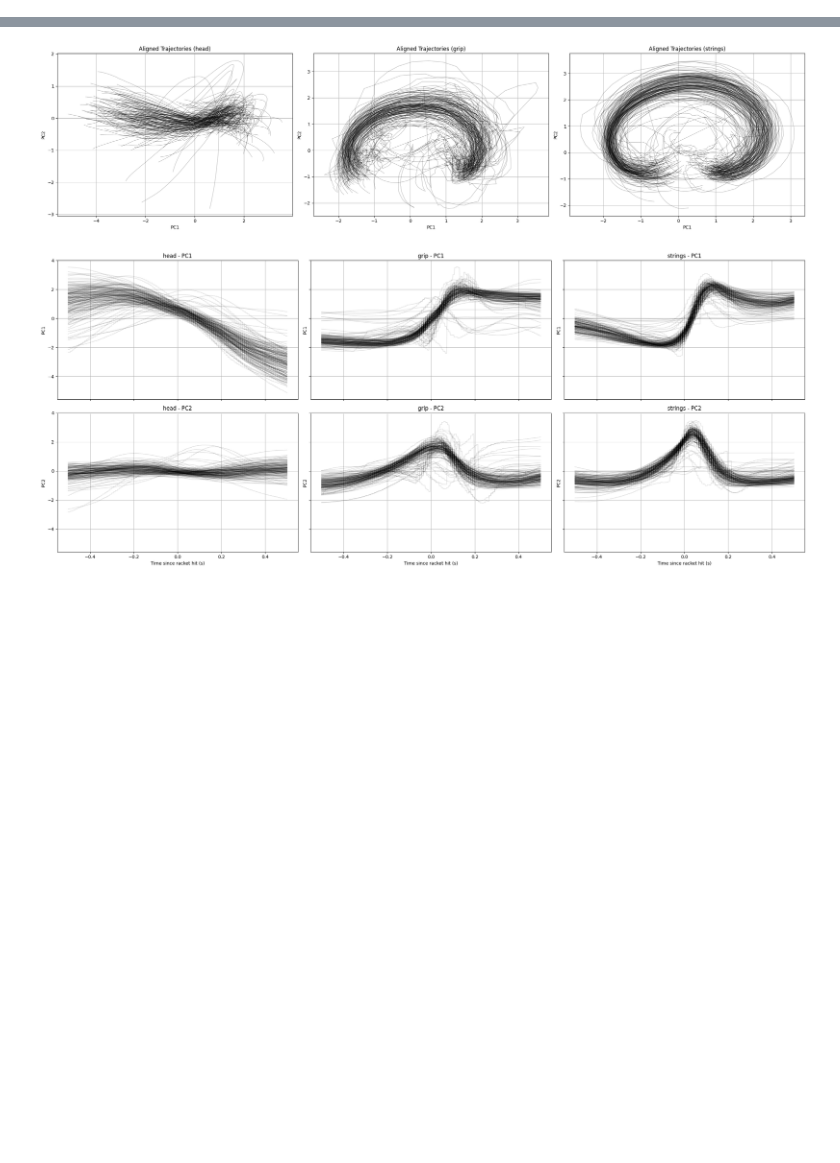
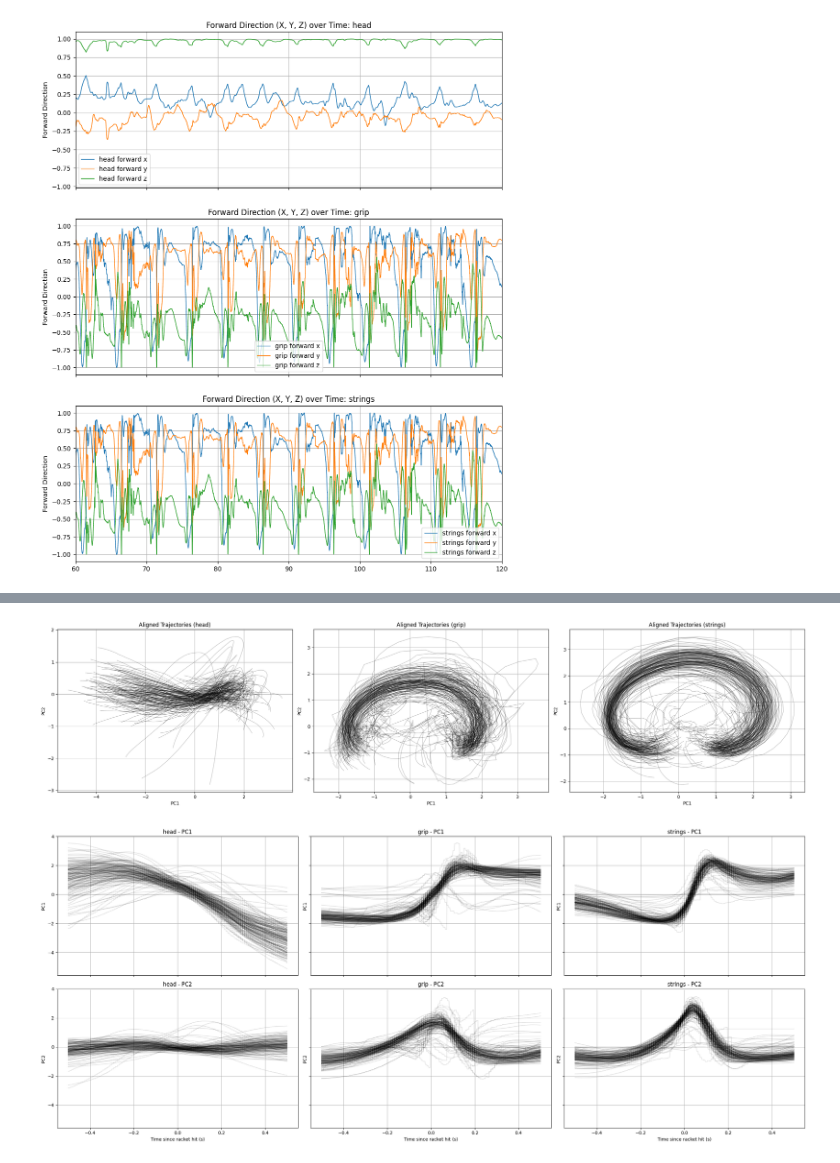
Before and after one commit to flipe-rodrigues/vr-tennis, a Jupyter notebook: Assets/Scripts/Python/analysis_trajectories.ipynb, the cells around one changed output, grey strips where cells are left out. Drawn from its saved outputs; the diff is of its cells as text; code cells hidden in the pictures; blank space fills up the shorter version.

```diff
--- a/Assets/Scripts/Python/analysis_trajectories.ipynb
+++ b/Assets/Scripts/Python/analysis_trajectories.ipynb
@@ -139,3 +140,47 @@ plt.show()
+# %%
+# Convert quaternion rotation columns to a forward direction vector for each feature in dfs_features
+
+# Forward direction in Unity is typically (0, 0, 1) in local space
+def quaternion_to_forward_vector(qx, qy, qz, qw):
+    # Convert quaternion to rotation matrix and extract forward vector (z-axis)
+    # scipy Rotation expects [x, y, z, w]
+    r = R.from_quat([qx, qy, qz, qw])
+    # Forward vector in local coordinates is [0, 0, 1]
+    forward = r.apply([0, 0, 1])
+    return forward
+
+for label in dfs_features:
+    df = dfs_features[label]
+
+    # Only compute for rows with non-NaN rotation values
+    valid = df[["rotation.x", "rotation.y", "rotation.z", "rotation.w"]].notnull().all(axis=1)
+    forward_vectors = np.full((len(df), 3), np.nan)
+    if valid.any():
+        quats = df.loc[valid, ["rotation.x", "rotation.y", "rotation.z", "rotation.w"]].values
+
+        # Compute forward vectors for all valid quaternions
+        forward_vectors[valid] = R.from_quat(quats).apply([0, 0, 1])
+
+    # Store as new columns in the dataframe
+    df["forward.x"] = forward_vectors[:, 0]
+    df["forward.y"] = forward_vectors[:, 1]
+    df["forward.z"] = forward_vectors[:, 2]
+    dfs_features[label] = df
+
+# Plot the forward direction vectors for each feature
+fig, axs = plt.subplots(3, 1, figsize=(12, 15), sharex=True)
+for i, label in enumerate(dfs_features):
+    df = dfs_features[label]
+    axs[i].plot(df['time'], df['forward.x'], label=f'{label} forward x', linewidth=1)
+    axs[i].plot(df['time'], df['forward.y'], label=f'{label} forward y', linewidth=1)
+    axs[i].plot(df['time'], df['forward.z'], label=f'{label} forward z', linewidth=1)
+    axs[i].set_ylabel('Forward Direction')
+    axs[i].set_title(f'Forward Direction (X, Y, Z) over Time: {label}')
+    axs[i].legend()
+    axs[i].grid()
+    axs[i].set_xlim([time2exclude, time2exclude + 60])
+# %% [output]
+[figure, added]
 # %%
 # Normalize each feature in dfs_features_sub using global mean and std across x, y, z coordinates
 for label in dfs_features_sub:
```
Also changed, not shown: parts of 9 cells of this notebook.
